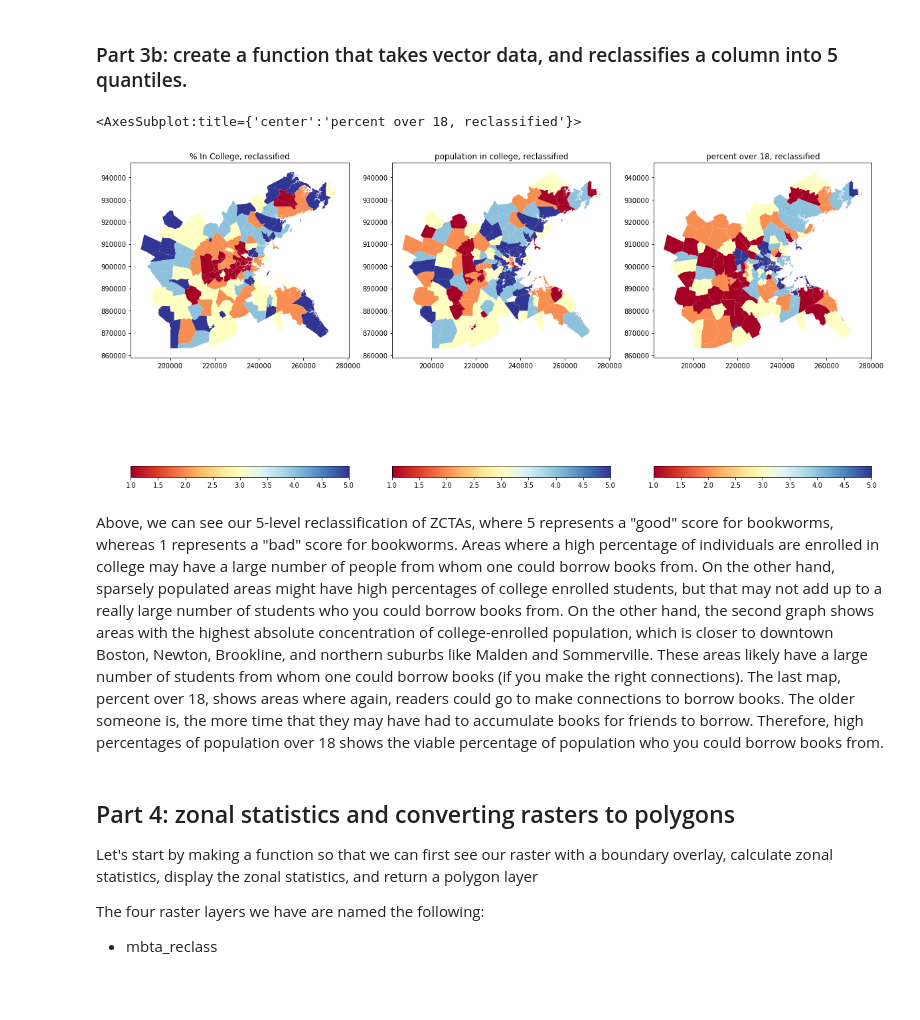
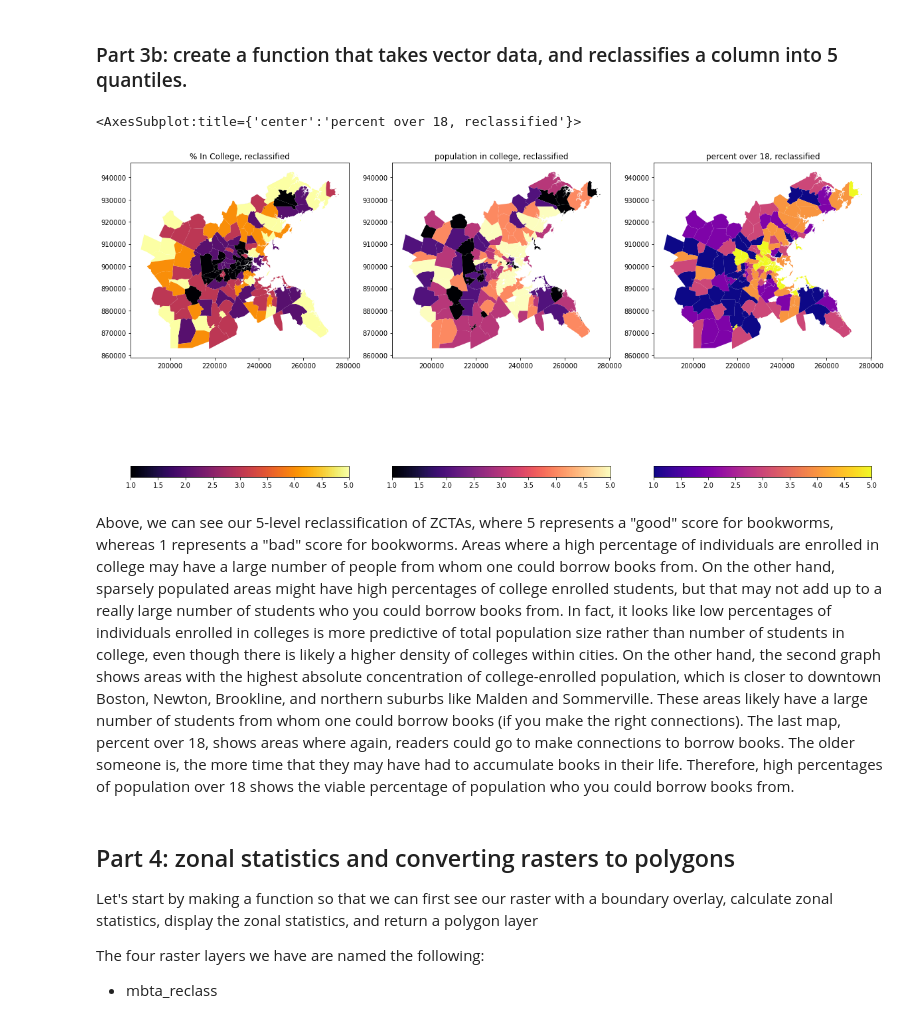
Before and after one commit to kschip97/uep239FinalProj, a Jupyter notebook: notebooks/uep239_FinalProj_SchipperKees.ipynb, the cells around one changed output. Drawn from its saved outputs; the diff is of its cells as text; code cells hidden in the pictures; blank space fills up the shorter version.

```diff
--- a/notebooks/uep239_FinalProj_SchipperKees.ipynb
+++ b/notebooks/uep239_FinalProj_SchipperKees.ipynb
@@ -313,9 +325,14 @@ Let's create a 5-level reclassification structure for both MBTA distance and Lib
 # %%
 def classify5Quants(raster, lowdist = "good", q = None, cuts = None):
 
-    """Reclassify a raster into 5 categories. User either provides 4 quantile values with the q parameter, or provides 4 cuts via the cuts parameter. Quantiles breaks by
-    percentages in the raster, while cuts breaks the raster by specified values. If a distance raster is inputted, cuts specify distance to an object that you are breaking
-    your categorizations by."""
+    """Reclassify a raster into 5 categories. User either provides 4 quantile values with the q parameter in the form of a list (e.g. q = [0.2, 0.4, 0.6, 0.8]),
+    or provides 4 cuts via the cuts parameter, where the cuts correspond to potential data values in a raster. Quantiles break by
+    percentages in the raster, while cuts breaks the raster by specified values (e.g. distance from a point of interest in the raster).
+    If a distance raster is inputted, cuts specify distance to an object that you are breaking
+    your categorizations by. lowdist is what determines how the scoring is handled, and can take the values of 'good' or 'bad'. if lowdist == 'good', then the lowest
+    distances are given a value of 5, with higher distances going to values of 4, 3, 2, etc... If lowdist == 'bad', then the reverse is true, and lowest distances will get
+    values of 1. The user can only provide quantiles via q, or cuts. If q and cuts are provided, only breaks from q are returned to the user. The output of this function
+    is a raster of the same size as the input, but with only values 1-5 based on the scoring criteria."""
 
     output = np.full(shape = raster.shape, fill_value = np.NaN)
 
@@ -435,6 +457,13 @@ ZCTA_AgeEdu.plot(column = 'popOver18', cmap = 'magma', legend = True, ax = ax4)
 ### Part 3b: create a function that takes vector data, and reclassifies a column into 5 quantiles.
 # %%
 def reclassVec5(series, high = "good"):
+
+    """This function is similar to the previous function in this script, called classify5Quants. However, this function operates on vector data rather than raster data.
+    This function reclassifies the values of a series based on 20%, 40%, 60%, and 80% quantiles, creating 5 groups. In addition, the argument 'high' lets the user specify
+    the direction of the scoring. If high == 'good', then high values of a series are rescored as a 5, and low values as a 1. if high == 'bad', the behavior is reversed.
+    The user can only specify a series and whether high values in that series are 'good' or 'bad'. 'good' and 'bad' are the only two options for the high argument, and all others
+    will throw an error."""
+
     quant = series.quantile(q = [0.2, 0.4, 0.6, 0.8])
     newcol = series.copy()
     i = 0
@@ -456,39 +485,39 @@ def reclassVec5(series, high = "good"):
             if item <= quant.iloc[0]:
                 newcol.iloc[i] = 1
             elif item > quant.iloc[0] and item <= quant.iloc[1]:
                 newcol.iloc[i] = 2
             elif item > quant.iloc[1] and item <= quant.iloc[2]:
                 newcol.iloc[i] = 3
             elif item > quant.iloc[2] and item <= quant.iloc[3]:
                 newcol.iloc[i] = 4
             else:
                 newcol.iloc[i] = 5
 
         else:
             raise Exception("high must be either 'good' or 'bad'. If high is 'good', high quantiles will have high scores")
 
         i += 1
 
     return newcol
 
 
 ZCTA_AgeEdu['pctInCol_Reclass'] = reclassVec5(series = ZCTA_AgeEdu['pctInCollege'], high = "good")
 ZCTA_AgeEdu['popInCol_Reclass'] = reclassVec5(series = ZCTA_AgeEdu['popInCollege'], high = "good")
 ZCTA_AgeEdu['pctOv18_Reclass'] = reclassVec5(series = ZCTA_AgeEdu['pctOver18'], high = "good")
 
 fig, (ax1, ax2, ax3) = plt.subplots(nrows = 1, ncols = 3, figsize = (20, 20))
 
 ax1.set_title(label = '% In College, reclassified')
-ZCTA_AgeEdu.plot(column = 'pctInCol_Reclass', ax = ax1, cmap = "RdYlBu", legend = True, legend_kwds = {'orientation': "horizontal"})
+ZCTA_AgeEdu.plot(column = 'pctInCol_Reclass', ax = ax1, cmap = 'inferno', legend = True, legend_kwds = {'orientation': "horizontal"})
 ax2.set_title(label = "population in college, reclassified")
-ZCTA_AgeEdu.plot(column = 'popInCol_Reclass', ax = ax2, cmap = "RdYlBu", legend = True, legend_kwds = {'orientation': "horizontal"})
+ZCTA_AgeEdu.plot(column = 'popInCol_Reclass', ax = ax2, cmap = "magma", legend = True, legend_kwds = {'orientation': "horizontal"})
 ax3.set_title(label = "percent over 18, reclassified")
-ZCTA_AgeEdu.plot(column = 'pctOv18_Reclass', ax = ax3, cmap = "RdYlBu", legend = True, legend_kwds = {'orientation': "horizontal"})
+ZCTA_AgeEdu.plot(column = 'pctOv18_Reclass', ax = ax3, cmap = "plasma", legend = True, legend_kwds = {'orientation': "horizontal"})
 # %% [output]
 <AxesSubplot:title={'center':'percent over 18, reclassified'}>
-[figure, old version]
+[figure, new version]
 # %% [markdown]
-Above, we can see our 5-level reclassification of ZCTAs, where 5 represents a "good" score for bookworms, whereas 1 represents a "bad" score for bookworms. Areas where a high percentage of individuals are enrolled in college may have a large number of people from whom one could borrow books from. On the other hand, sparsely populated areas might have high percentages of college enrolled students, but that may not add up to a really large number of students who you could borrow books from. On the other hand, the second graph shows areas with the highest absolute concentration of college-enrolled population, which is closer to downtown Boston, Newton, Brookline, and northern suburbs like Malden and Sommerville. These areas likely have a large number of students from whom one could borrow books (if you make the right connections). The last map, percent over 18, shows areas where again, readers could go to make connections to borrow books. The older someone is, the more time that they may have had to accumulate books for friends to borrow. Therefore, high percentages of population over 18 shows the viable percentage of population who you could borrow books from.
+Above, we can see our 5-level reclassification of ZCTAs, where 5 represents a "good" score for bookworms, whereas 1 represents a "bad" score for bookworms. Areas where a high percentage of individuals are enrolled in college may have a large number of people from whom one could borrow books from. On the other hand, sparsely populated areas might have high percentages of college enrolled students, but that may not add up to a really large number of students who you could borrow books from. In fact, it looks like low percentages of individuals enrolled in colleges is more predictive of total population size rather than number of students in college, even though there is likely a higher density of colleges within cities. On the other hand, the second graph shows areas with the highest absolute concentration of college-enrolled population, which is closer to downtown Boston, Newton, Brookline, and northern suburbs like Malden and Sommerville. These areas likely have a large number of students from whom one could borrow books (if you make the right connections). The last map, percent over 18, shows areas where again, readers could go to make connections to borrow books. The older someone is, the more time that they may have had to accumulate books in their life. Therefore, high percentages of population over 18 shows the viable percentage of population who you could borrow books from.
 # %% [markdown]
 ## Part 4: zonal statistics and converting rasters to polygons
 
```
Also changed, not shown: parts of 14 cells of this notebook.
